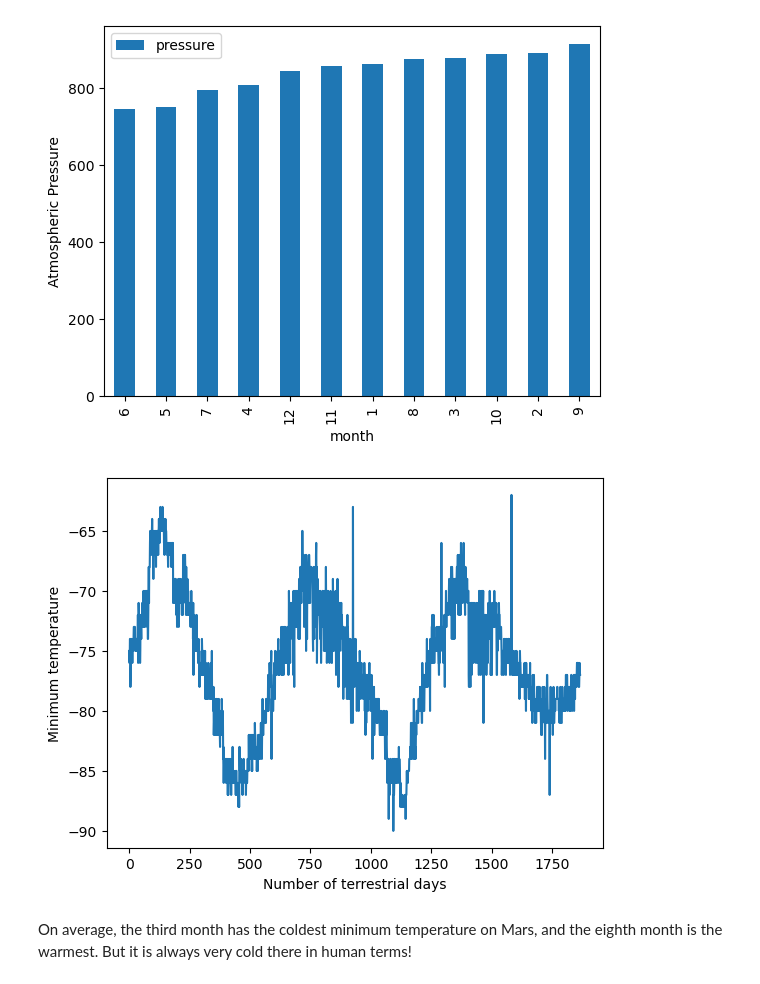
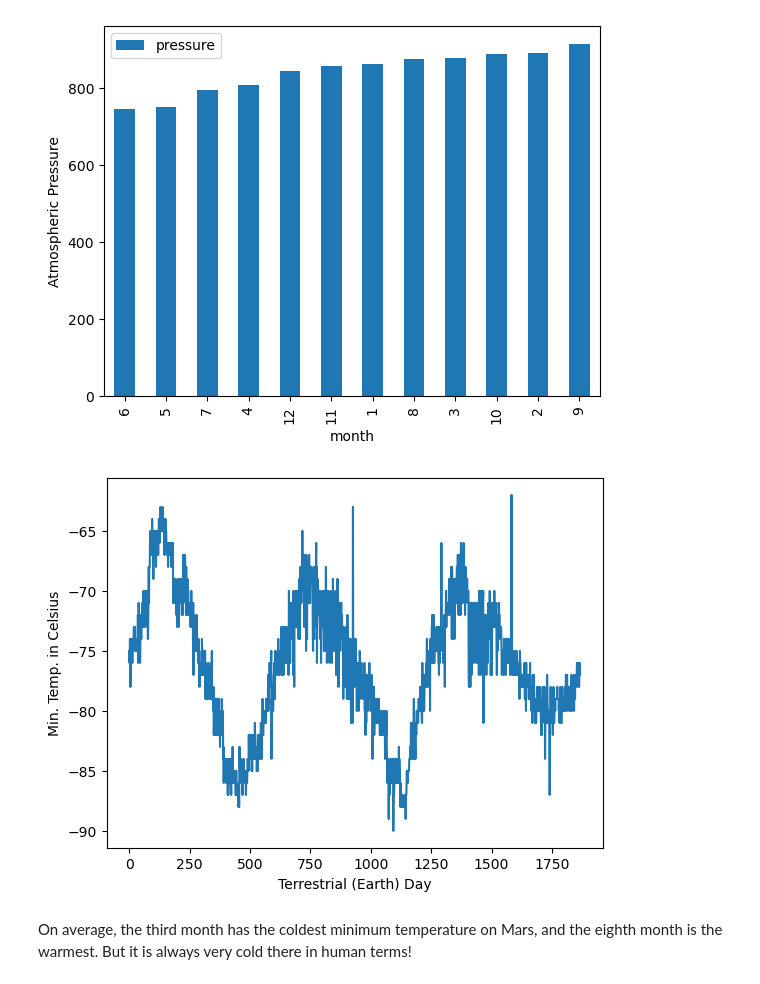
Before and after one commit to clorden1/web-scrape-challenge, a Jupyter notebook: Starter_Code/part_2_mars_weather.ipynb, the cells around one changed output. Cells and saved outputs as stored; diff of their text form; code cells hidden in the pictures.

Commit message:
min temp by earth day

```diff
--- a/Starter_Code/part_2_mars_weather.ipynb
+++ b/Starter_Code/part_2_mars_weather.ipynb
@@ -204,8 +204,12 @@ plt.show()
 [figure]
 # %%
 # 5. How many terrestrial (earth) days are there in a Martian year?
+table_df['min_temp'].plot(kind ='line')
+plt.xlabel('Terrestrial (Earth) Day')
+plt.ylabel('Min. Temp. in Celsius')
+plt.show()
 # %% [output]
-[figure, old version]
+[figure, new version]
 # %% [markdown]
 On average, the third month has the coldest minimum temperature on Mars, and the eighth month is the warmest. But it is always very cold there in human terms!
 # %% [markdown]
```
